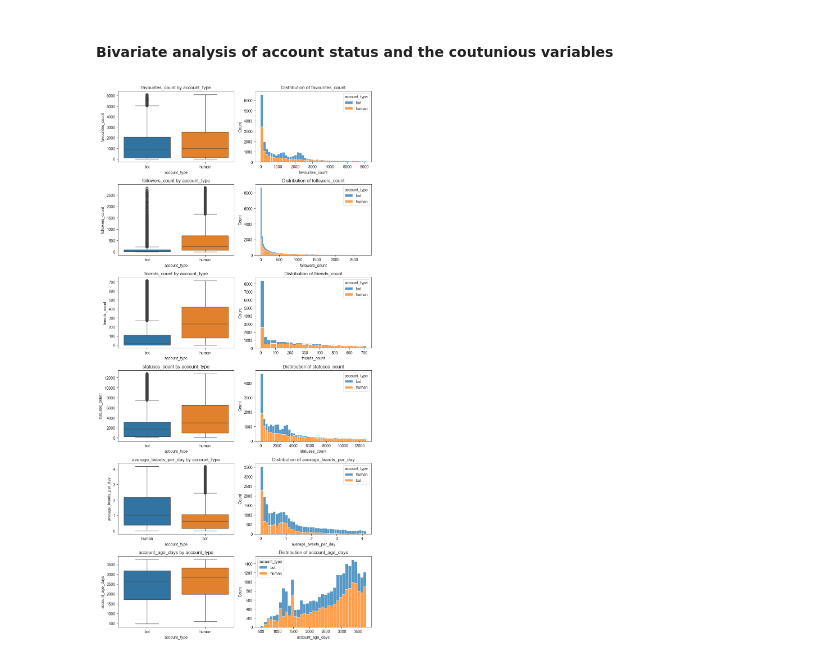
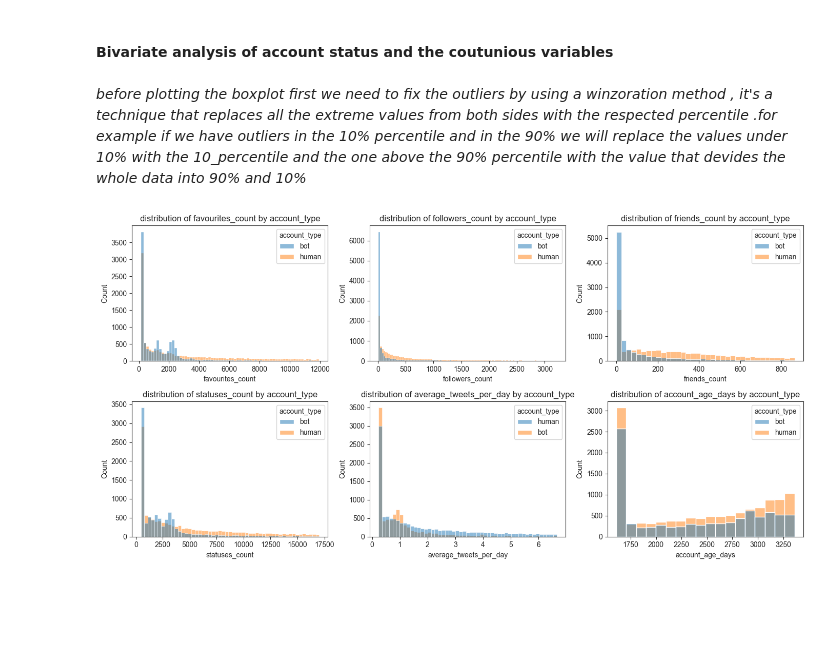
Before and after one commit to YassineSdk/email_classification, a Jupyter notebook: model.ipynb, the cells around one changed output. Cells and saved outputs as stored; diff of their text form; code cells hidden in the pictures; blank space fills up the shorter version.

Commit message:
still working on the outliers

```diff
--- a/model.ipynb
+++ b/model.ipynb
@@ -259,18 +259,22 @@ the association of the account status and the geo_enabled is **statistically sig
 *The results indicate that these variables are not independent from the account_status, suggesting they carry significant discriminative power in identifying account types.*
 # %% [markdown]
 #### **Bivariate analysis of account status and the coutunious variables**
-# %%
-fig, ax = plt.subplots(6, 2, figsize=(10, 20))
-ax = ax.flatten()
-
-for i, col in enumerate(count_col):
-    data = df[df[col] < np.percentile(df[col], 70)]
-    ax_idx = i * 2
-    sns.boxplot(data=data, x='account_type', y=col, ax=ax[ax_idx], hue='account_type')
-    ax[ax_idx].set_title(f'{col} by account_type')
-
-    sns.histplot(x=data[col],hue=data['account_type'], multiple='stack', ax=ax[ax_idx + 1])
-    ax[ax_idx + 1].set_title(f'Distribution of {col}')
-plt.tight_layout()
-# %% [output]
-[figure, removed]
+# %% [markdown]
+*before plotting the boxplot first we need to fix the outliers by using a winzoration method , it's a technique that replaces all the extreme values from both sides with the respected percentile .for example if we have outliers in the 10% percentile and in the 90% we will replace the values under 10% with the 10_percentile and the one above the 90% percentile with the value that devides the whole data into 90% and 10%*
+# %%
+# using the winsorazation method
+from feature_engine.outliers import Winsorizer
+winso = Winsorizer(capping_method='quantiles',tail='both',fold=0.2,variables=count_col)
+df = winso.fit_transform(data)
+# %%
+fig , ax = plt.subplots(2,3,figsize=(14,7))
+ax = ax.flatten()
+
+for i , col in enumerate(count_col):
+    data = df.copy()
+    data = data[data[col] < np.percentile(data[col],80)]
+    sns.histplot(x=data[col],hue=data['account_type'],ax=ax[i])
+    ax[i].set_title(f'distribution of {col} by account_type')
+plt.tight_layout()
+# %% [output]
+[figure, added]
```
Also changed, not shown: parts of 2 cells of this notebook.
